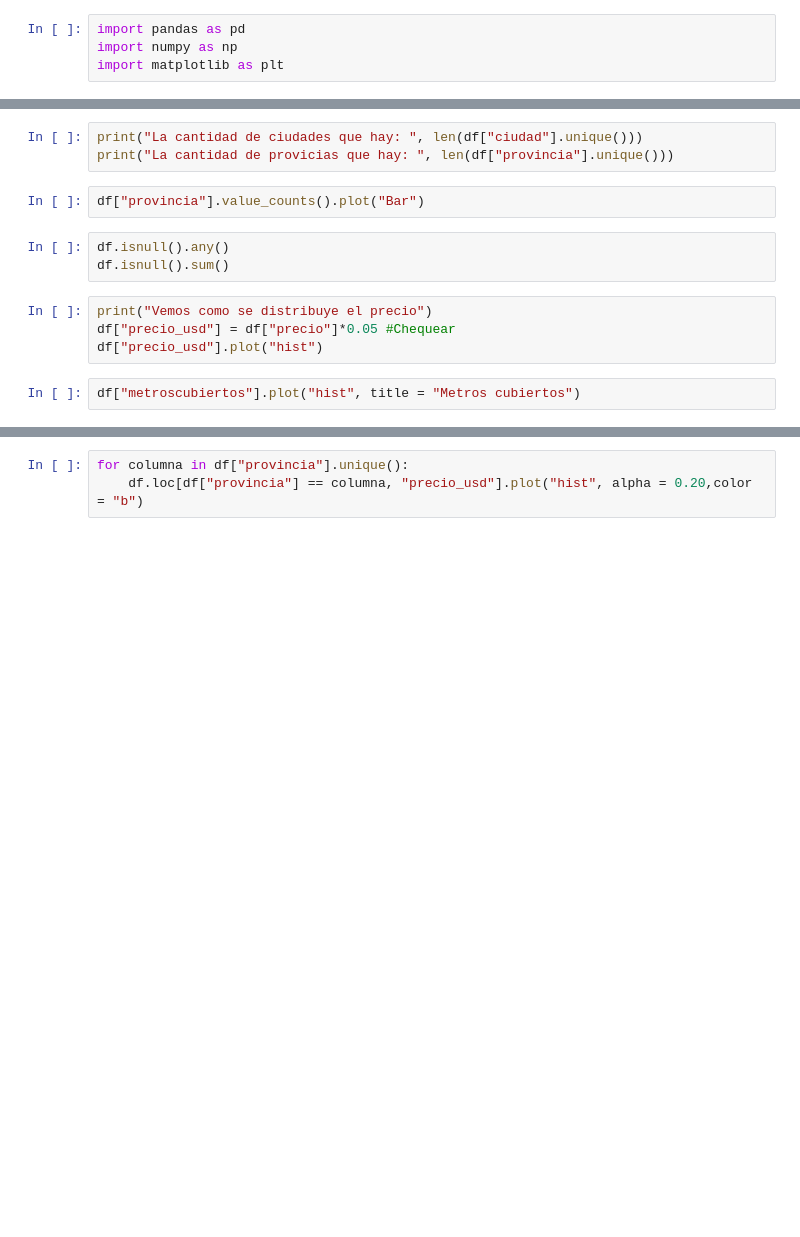
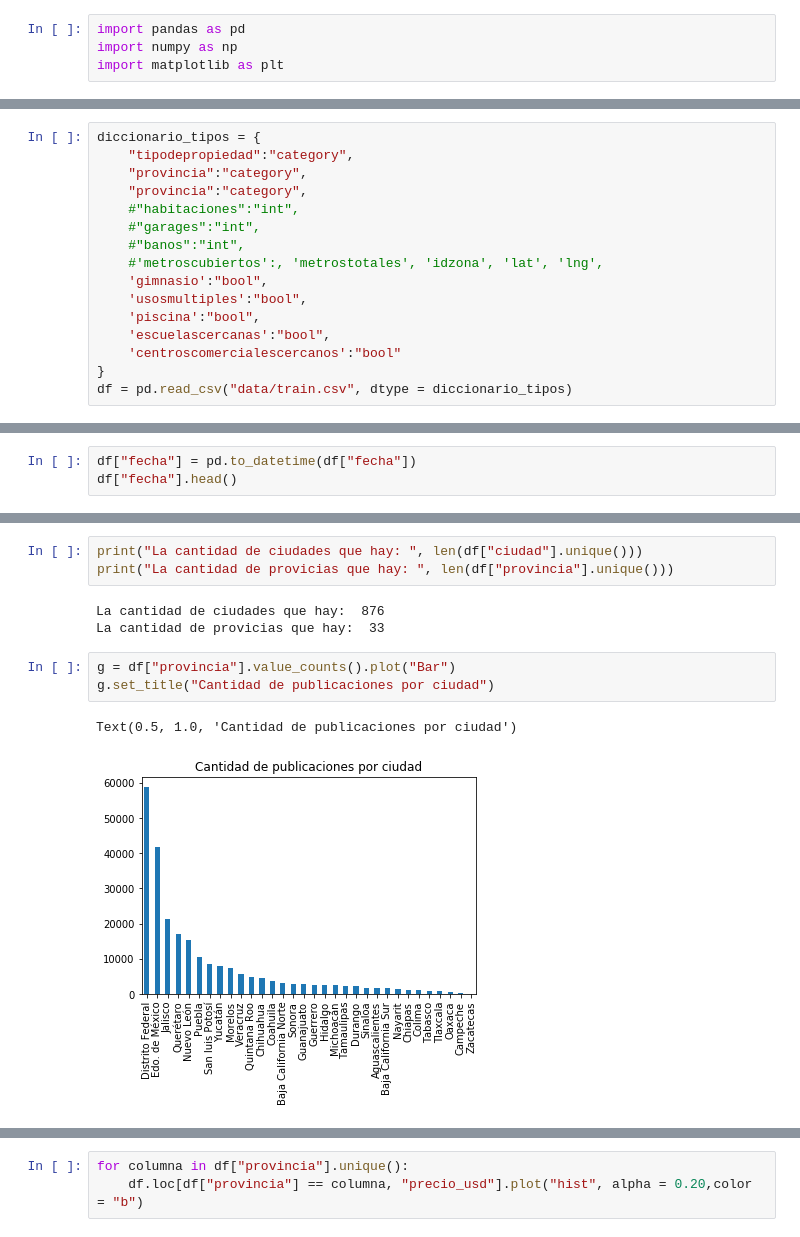
Before and after one commit to Manuel-Sturla/TP1-Datos, a Jupyter notebook: Prueba1.ipynb, the cells around one changed output, grey strips where cells are left out. Saved outputs shown, nothing was run; the diff lists cells and outputs as text; blank space fills up the shorter version.

```diff
--- a/Prueba1.ipynb
+++ b/Prueba1.ipynb
@@ -9,2 +5,18 @@ df.head()
+# %%
+diccionario_tipos = {
+    "tipodepropiedad":"category",
+    "provincia":"category",
+    "provincia":"category",
+    #"habitaciones":"int",
+    #"garages":"int",
+    #"banos":"int",
+    #'metroscubiertos':, 'metrostotales', 'idzona', 'lat', 'lng',
+    'gimnasio':"bool",
+    'usosmultiples':"bool",
+    'piscina':"bool",
+    'escuelascercanas':"bool",
+    'centroscomercialescercanos':"bool"
+}
+df = pd.read_csv("data/train.csv", dtype = diccionario_tipos)
 # %%
 df.columns
@@ -14,0 +50,3 @@ tipos_de_propiedad.plot("bar")
+# %%
+df["fecha"] = pd.to_datetime(df["fecha"])
+df["fecha"].head()
@@ -15,14 +86,12 @@ tipos_de_propiedad.plot("bar")
 # %%
 print("La cantidad de ciudades que hay: ", len(df["ciudad"].unique()))
 print("La cantidad de provicias que hay: ", len(df["provincia"].unique()))
+# %% [output]
+La cantidad de ciudades que hay:  876
+La cantidad de provicias que hay:  33
-# %%
-df["provincia"].value_counts().plot("Bar")
-# %%
-df.isnull().any()
-df.isnull().sum()
-# %%
-print("Vemos como se distribuye el precio")
-df["precio_usd"] = df["precio"]*0.05 #Chequear
-df["precio_usd"].plot("hist")
-# %%
-df["metroscubiertos"].plot("hist", title = "Metros cubiertos")
+# %%
+g = df["provincia"].value_counts().plot("Bar")
+g.set_title("Cantidad de publicaciones por ciudad")
+# %% [output]
+Text(0.5, 1.0, 'Cantidad de publicaciones por ciudad')
+[figure, added]
```
Also changed, not shown: parts of 16 cells of this notebook, 1 other file.
